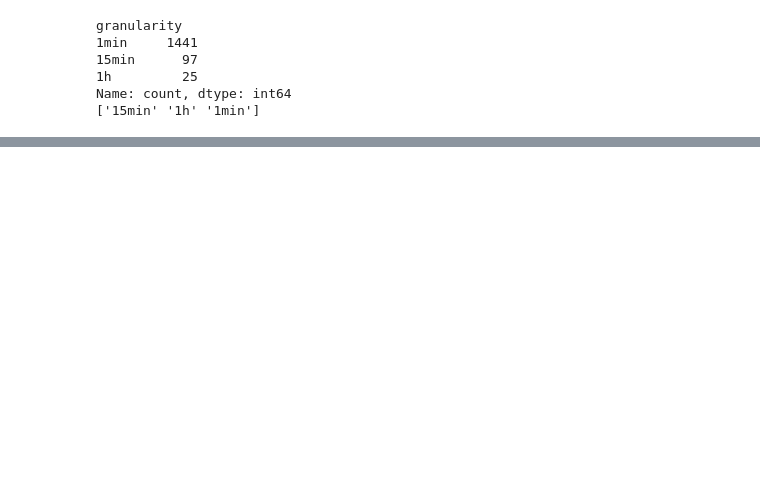
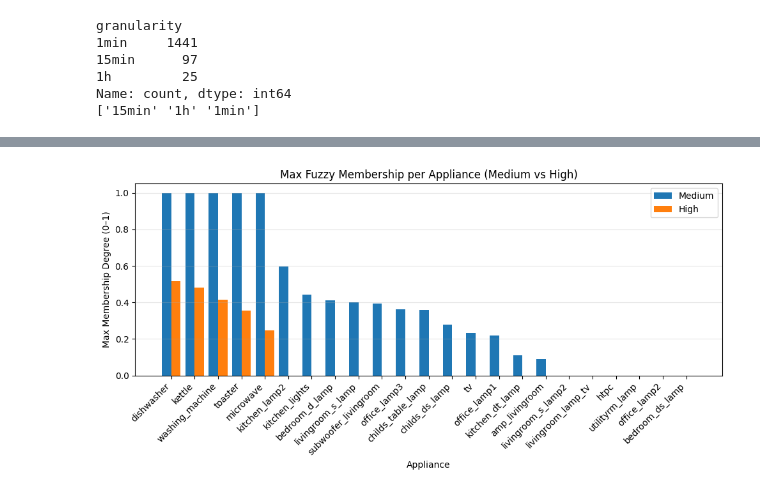
Before and after one commit to jofa016/ACIT4620---Fuzzy-System, a Jupyter notebook: fuzzy_main.ipynb, the cells around one changed output, grey strips where cells are left out. Cells and saved outputs as stored; diff of their text form; code cells hidden in the pictures; blank space fills up the shorter version.

```diff
--- a/fuzzy_main.ipynb
+++ b/fuzzy_main.ipynb
@@ -438,0 +470,30 @@ Showing data for: ['microwave']
+# %%
+# Compute max fuzzy membership per appliance for medium and high
+fuzzy_summary = pd.DataFrame({
+    'Medium': [fuzzy_data[c].max() for c in fuzzy_data.columns if c.endswith('_medium')],
+    'High':   [fuzzy_data[c].max() for c in fuzzy_data.columns if c.endswith('_high')]
+}, index=[c.replace('_medium', '').replace('_high', '') for c in fuzzy_data.columns if c.endswith('_medium')])
+
+# Sort by total max membership
+fuzzy_summary['Total'] = fuzzy_summary['Medium'] + fuzzy_summary['High']
+fuzzy_summary = fuzzy_summary.sort_values('Total', ascending=False)
+
+# Plot side-by-side bars
+x = np.arange(len(fuzzy_summary))
+width = 0.4
+
+fig, ax = plt.subplots(figsize=(10, 5))
+ax.bar(x - width/2, fuzzy_summary['Medium'], width, label='Medium')
+ax.bar(x + width/2, fuzzy_summary['High'], width, label='High')
+
+ax.set_xticks(x)
+ax.set_xticklabels(fuzzy_summary.index, rotation=45, ha='right')
+ax.set_ylabel("Max Membership Degree (0–1)")
+ax.set_xlabel("Appliance")
+ax.set_title("Max Fuzzy Membership per Appliance (Medium vs High)")
+ax.legend()
+ax.grid(axis='y', alpha=0.3)
+plt.tight_layout()
+plt.show()
+# %% [output]
+[figure, added]
```
Also changed, not shown: parts of 15 cells of this notebook, 1 other file.
